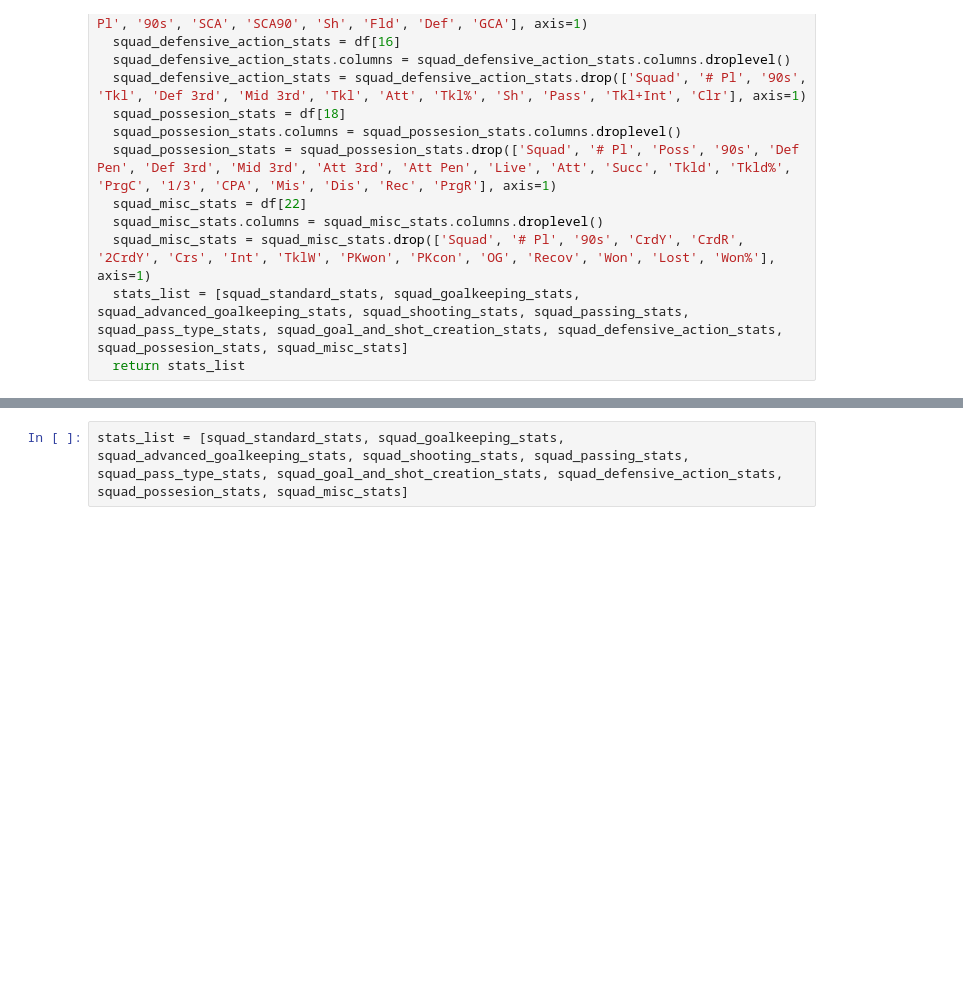
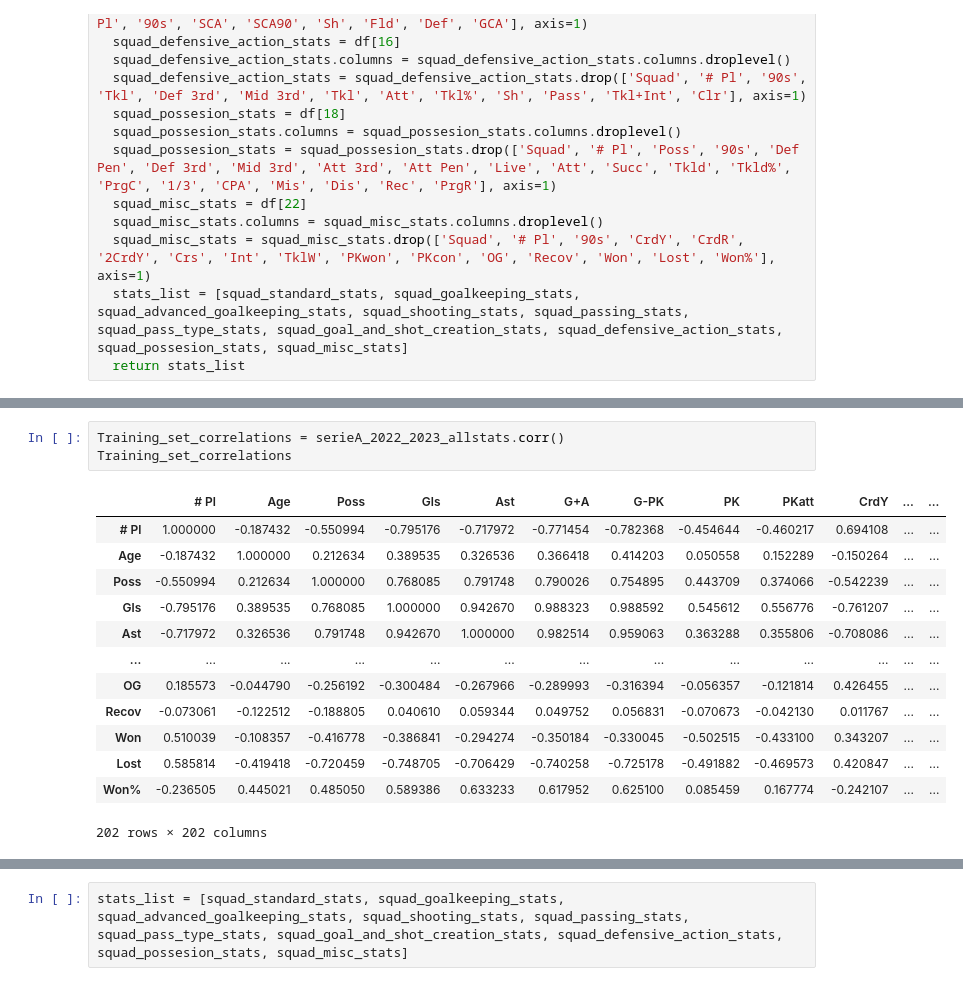
Before and after one commit to tasosnikitakis/Data_Science_Notebooks, a Jupyter notebook: FBREF_data_scrapping.ipynb, the cells around one changed output, grey strips where cells are left out. Drawn from its saved outputs; the diff is of its cells as text; blank space fills up the shorter version.

```diff
--- a/FBREF_data_scrapping.ipynb
+++ b/FBREF_data_scrapping.ipynb
@@ -101,0 +154,17 @@ def create_feature_datasets(url):
+# %%
+Training_set_correlations = serieA_2022_2023_allstats.corr()
+Training_set_correlations
+# %% [output]
+|  | # Pl | Age | Poss | Gls | Ast | G+A | G-PK | PK | PKatt | CrdY | ... | ... |
+| # Pl | 1.000000 | -0.187432 | -0.550994 | -0.795176 | -0.717972 | -0.771454 | -0.782368 | -0.454644 | -0.460217 | 0.694108 | ... | ... |
+| Age | -0.187432 | 1.000000 | 0.212634 | 0.389535 | 0.326536 | 0.366418 | 0.414203 | 0.050558 | 0.152289 | -0.150264 | ... | ... |
+| Poss | -0.550994 | 0.212634 | 1.000000 | 0.768085 | 0.791748 | 0.790026 | 0.754895 | 0.443709 | 0.374066 | -0.542239 | ... | ... |
+| Gls | -0.795176 | 0.389535 | 0.768085 | 1.000000 | 0.942670 | 0.988323 | 0.988592 | 0.545612 | 0.556776 | -0.761207 | ... | ... |
+| Ast | -0.717972 | 0.326536 | 0.791748 | 0.942670 | 1.000000 | 0.982514 | 0.959063 | 0.363288 | 0.355806 | -0.708086 | ... | ... |
+| ... | ... | ... | ... | ... | ... | ... | ... | ... | ... | ... | ... | ... |
+| OG | 0.185573 | -0.044790 | -0.256192 | -0.300484 | -0.267966 | -0.289993 | -0.316394 | -0.056357 | -0.121814 | 0.426455 | ... | ... |
+| Recov | -0.073061 | -0.122512 | -0.188805 | 0.040610 | 0.059344 | 0.049752 | 0.056831 | -0.070673 | -0.042130 | 0.011767 | ... | ... |
+| Won | 0.510039 | -0.108357 | -0.416778 | -0.386841 | -0.294274 | -0.350184 | -0.330045 | -0.502515 | -0.433100 | 0.343207 | ... | ... |
+| Lost | 0.585814 | -0.419418 | -0.720459 | -0.748705 | -0.706429 | -0.740258 | -0.725178 | -0.491882 | -0.469573 | 0.420847 | ... | ... |
+| Won% | -0.236505 | 0.445021 | 0.485050 | 0.589386 | 0.633233 | 0.617952 | 0.625100 | 0.085459 | 0.167774 | -0.242107 | ... | ... |
+202 rows × 202 columns
```
Also changed, not shown: parts of 10 cells of this notebook.
